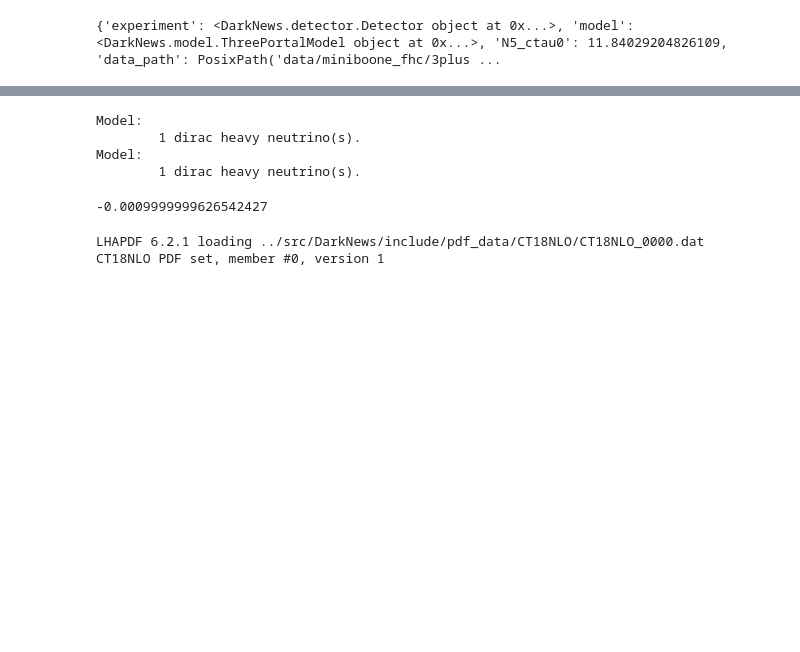
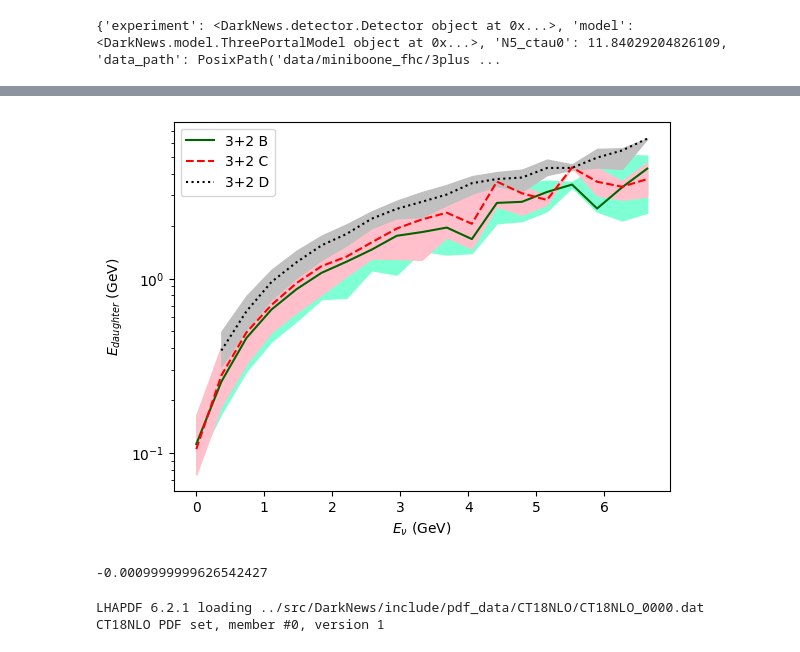
Before and after one commit to mhostert/DarkNews-generator, a Jupyter notebook: examples/__TEST_Rens_DIS.ipynb, the cells around one changed output, grey strips where cells are left out. Saved outputs shown, nothing was run; the diff lists cells and outputs as text; code cells hidden in the pictures; blank space fills up the shorter version.

```diff
--- a/examples/__TEST_Rens_DIS.ipynb
+++ b/examples/__TEST_Rens_DIS.ipynb
@@ -143,20 +152,32 @@ plt.show()
-# %%
-# targets
-proton = dn.detector.NuclearTarget("H1")
-C12    = dn.detector.NuclearTarget("C12")
-Ar40   = dn.detector.NuclearTarget("Ar40")
-
-model_vector_h   = dn.model.ThreePortalModel(name='heavy vector', m4 = 0.350, epsilon=1e-3, Umu4=1e-3, mzprime=1.25)
-
-NC_test   = dn.model.ThreePortalModel(name='NC_test', m4 = 0.001, Umu4=1e-3, epsilon=0.0, gD=0.0)
-
-#print(proton.__dict__)
-#print(proton.mass)
-# %% [output]
-Model:
-        1 dirac heavy neutrino(s).
-Model:
-        1 dirac heavy neutrino(s).
+# %%
+
+E_hist_B = sc.binned_statistic(E_NU_B,E_n_B,statistic = 'median', bins =erange)[0]
+E_Q16_B = sc.binned_statistic(E_NU_B,E_n_B,statistic = lambda E_n_B : quant16(E_n_B), bins =erange)[0]
+E_Q84_B = sc.binned_statistic(E_NU_B,E_n_B,statistic = lambda E_n_B : quant84(E_n_B), bins =erange)[0]
+
+E_hist_C = sc.binned_statistic(E_NU_C,E_n_C,statistic = 'median', bins =erange)[0]
+E_Q16_C = sc.binned_statistic(E_NU_C,E_n_C,statistic = lambda E_n_C : quant16(E_n_C), bins =erange)[0]
+E_Q84_C = sc.binned_statistic(E_NU_C,E_n_C,statistic = lambda E_n_C : quant84( E_n_C), bins =erange)[0]
+
+E_hist_D = sc.binned_statistic(E_NU_D, E_n_D,statistic = 'median', bins =erange)[0]
+E_Q16_D = sc.binned_statistic(E_NU_D, E_n_D,statistic = lambda E_n_D : quant16( E_n_D), bins =erange)[0]
+E_Q84_D = sc.binned_statistic(E_NU_D, E_n_D,statistic = lambda E_n_D : quant84( E_n_D), bins =erange)[0]
+# %%
+nr_hist = np.histogram(E_NU_B,  bins =erange)[0]
+plt.fill_between(E_plot,E_Q84_B,E_Q16_B,color='aquamarine')
+plt.plot(E_plot,E_hist_B,color='darkgreen',label='3+2 B')
+plt.fill_between(E_plot,E_Q84_C,E_Q16_C,color='pink')
+plt.plot(E_plot,E_hist_C,color='red',ls='dashed',label='3+2 C')
+plt.fill_between(E_plot,E_Q84_D,E_Q16_D,color='silver')
+plt.plot(E_plot,E_hist_D,color='black',ls='dotted',label='3+2 D')
+plt.xlabel(r"$E_{\nu}$ (GeV)" )
+plt.ylabel(r"$E_{daughter}$ (GeV)" )
+plt.yscale('log')
+plt.legend()
+#plt.savefig('/home/rverkade/Km3Net_figs/daughterE_E.pdf', dpi=800)
+plt.show()
+# %% [output]
+[figure, added]
 # %%
 #chosen_model = vector_h
 chosen_model = NC_test
```
Also changed, not shown: parts of 3 cells of this notebook.
